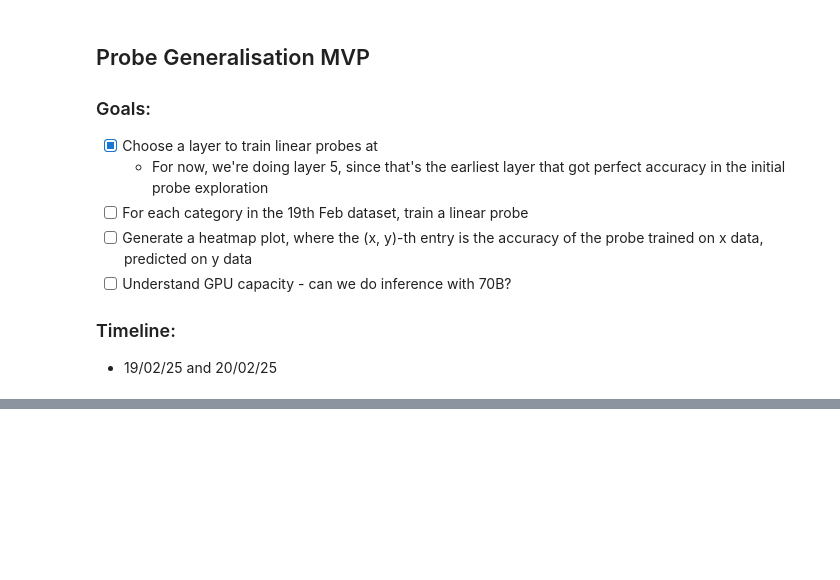
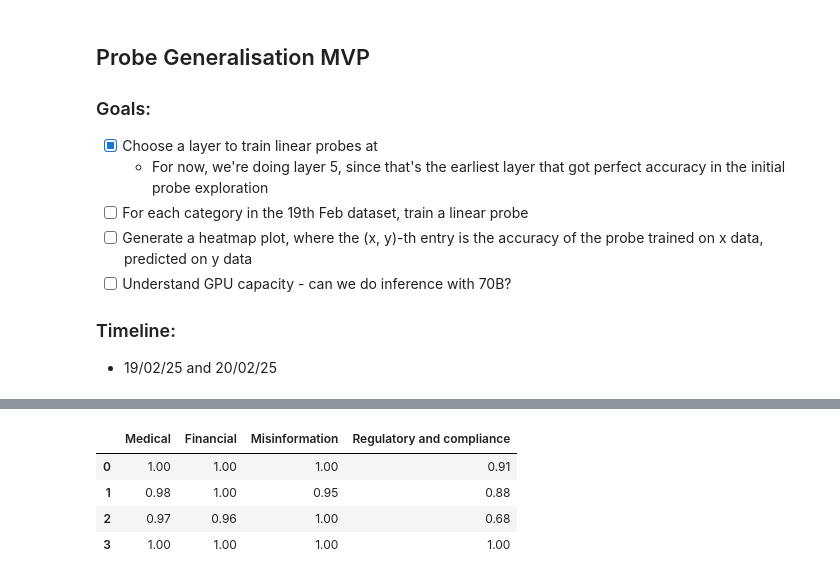
Before and after one commit to Arrrlex/models-under-pressure, a Jupyter notebook: notebooks/probe_generalisation_mvp.ipynb, the cells around one changed output, grey strips where cells are left out. Cells and saved outputs as stored; diff of their text form; code cells hidden in the pictures; blank space fills up the shorter version.

```diff
--- a/notebooks/probe_generalisation_mvp.ipynb
+++ b/notebooks/probe_generalisation_mvp.ipynb
@@ -89,0 +92,8 @@ model_params = {"C": 1, "random_state": 42, "fit_intercept": False}
+# %%
+accuracy_matrix
+# %% [output]
+|  | Medical | Financial | Misinformation | Regulatory and compliance |
+| 0 | 1.00 | 1.00 | 1.00 | 0.91 |
+| 1 | 0.98 | 1.00 | 0.95 | 0.88 |
+| 2 | 0.97 | 0.96 | 1.00 | 0.68 |
+| 3 | 1.00 | 1.00 | 1.00 | 1.00 |
```
Also changed, not shown: parts of 6 cells of this notebook, 1 other file.
